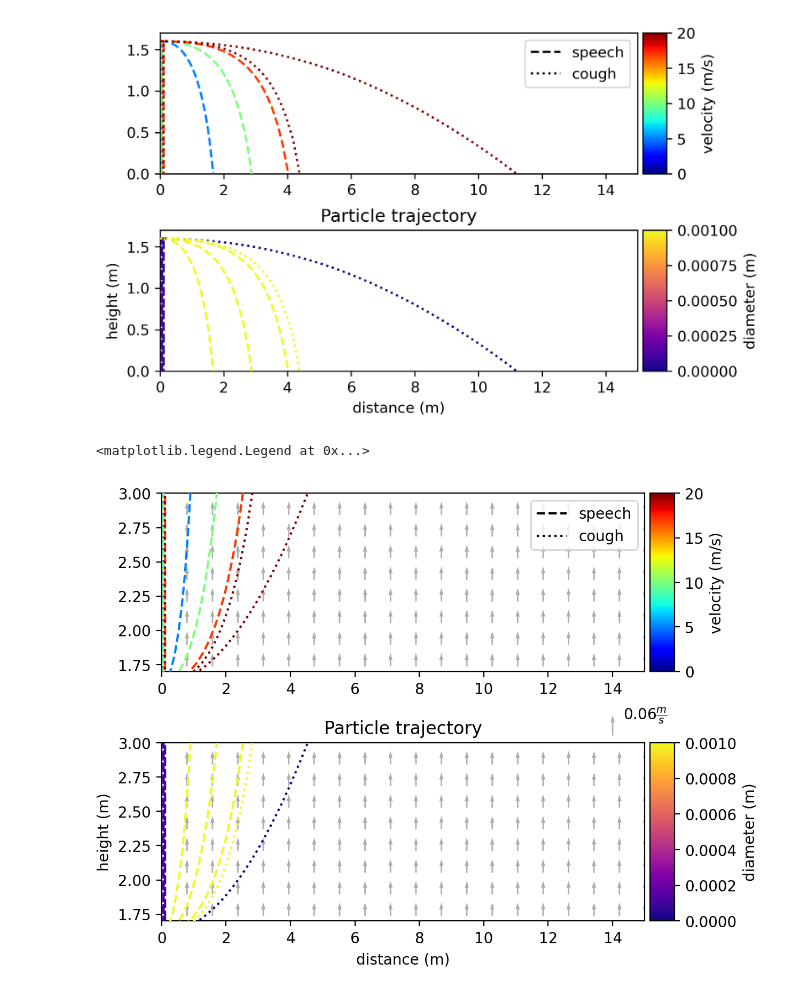
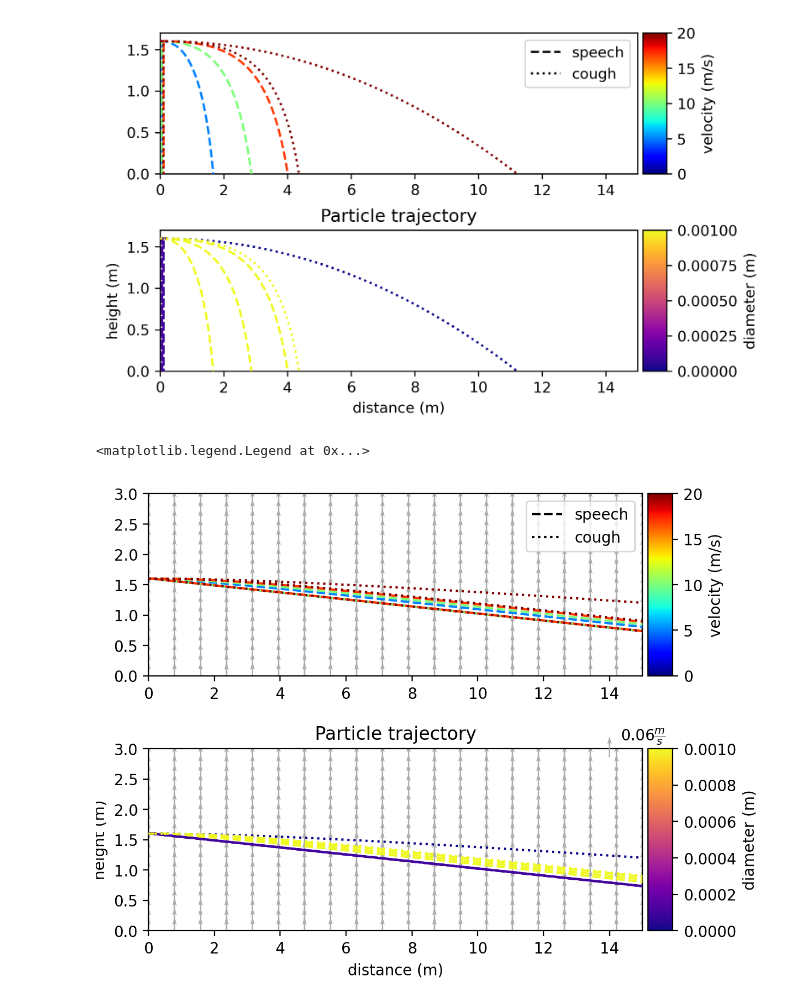
Before and after one commit to larsnolden/particle_trajectory, a Jupyter notebook: trajectory.ipynb, the cells around one changed output. Cells and saved outputs as stored; diff of their text form; code cells hidden in the pictures.

```diff
--- a/trajectory.ipynb
+++ b/trajectory.ipynb
@@ -91,8 +91,8 @@ def euler_step(v, pos, delta_t, particle_mass, particle_diameter, particle_volum
     }
 # %%
 def particle_simulation(particle_diameter, v_init, pos_init, experiment_time, delta_t, air_velocity_field):
-    particle_volume = mpf(4/3*math.pi*(particle_diameter/2)**3)
-    particle_mass = mpf(particle_volume*particle_density)
+    particle_volume = 4/3*math.pi*(particle_diameter/2)**3
+    particle_mass = particle_volume*particle_density
 
     steps = np.arange(0, experiment_time, delta_t)
     n_steps = math.ceil(experiment_time/delta_t)
@@ -202,15 +202,15 @@ ax1.legend([lineSpeech, lineCough],['speech', 'cough'])
 experiment_time = 20
 delta_t = 0.01
 pos_init = [0, 1.6]
-air_velocity_field = lambda pos: [0,0.6]
+air_velocity_field = lambda pos: [1,0.04]
 u, v = 0, 0.04 # air velocity field
 
 fig, [ax1, ax2] = plt.subplots(nrows=2, ncols=1)
 
 ax1.set_xlim([0, 15])
-ax1.set_ylim([1.7, 3])
+ax1.set_ylim([0, 3])
 ax2.set_xlim([0, 15])
-ax2.set_ylim([1.7, 3])
+ax2.set_ylim([0, 3])
 
 plt.title('Particle trajectory')
 plt.xlabel('distance (m)')
@@ -229,34 +229,34 @@ for simulation in simulations:
         #linestyle=':' if simulation['type'] == 'speech' else 'dotted', label=simulation['label']
         ax1.plot(pos_x, pos_y, c=color_map_v.to_rgba(simulation['v'][0]), linestyle='dashed' if simulation['type'] == 'speech' else 'dotted', zorder=100)
         ax2.plot(pos_x, pos_y, c=color_map_d.to_rgba(particle_diameter), linestyle='dashed' if simulation['type'] == 'speech' else 'dotted', zorder=100)
 
 divider = make_axes_locatable(ax1)
 cax = divider.append_axes('right', size='5%', pad=0.05)
 fig.colorbar(color_map_v, label='velocity (m/s)', cax=cax, orientation='vertical')
 divider = make_axes_locatable(ax2)
 cax = divider.append_axes('right', size='5%', pad=0.05)
 fig.colorbar(color_map_d, label='diameter (m)', cax=cax, orientation='vertical')
 
 lineSpeech = Line2D([0,1],[0,1],linestyle='dashed', color='black')
 lineCough = Line2D([0,1],[0,1],linestyle='dotted', color='black')
 
 #quiver
 x_mesh,y_mesh = np.meshgrid(np.linspace(0,15,20), np.linspace(0,3,20))
 qv1 = ax1.quiver(x_mesh, y_mesh, u, v, color='#adadad', zorder=0)
 qv2 = ax2.quiver(x_mesh, y_mesh, u, v, color='#adadad', zorder=0)
 plt.quiverkey(qv2, 14, 3.2, 0.06, r'$0.06\frac{m}{s}$', coordinates='data', angle=90, labelpos='E')
 
 plt.subplots_adjust(left=0.1,
                     bottom=0.1,
                     right=0.9,
                     top=1.1,
                     wspace=0.4,
                     hspace=0.4)
 
 ax1.legend([lineSpeech, lineCough],['speech', 'cough'])
 # %% [output]
 <matplotlib.legend.Legend at 0x...>
-[figure, old version]
+[figure, new version]
 # %%
 stream_traces = pd.read_csv('./export_stream_trace.csv')
 # %%
```
Also changed, not shown: parts of 8 cells of this notebook.
